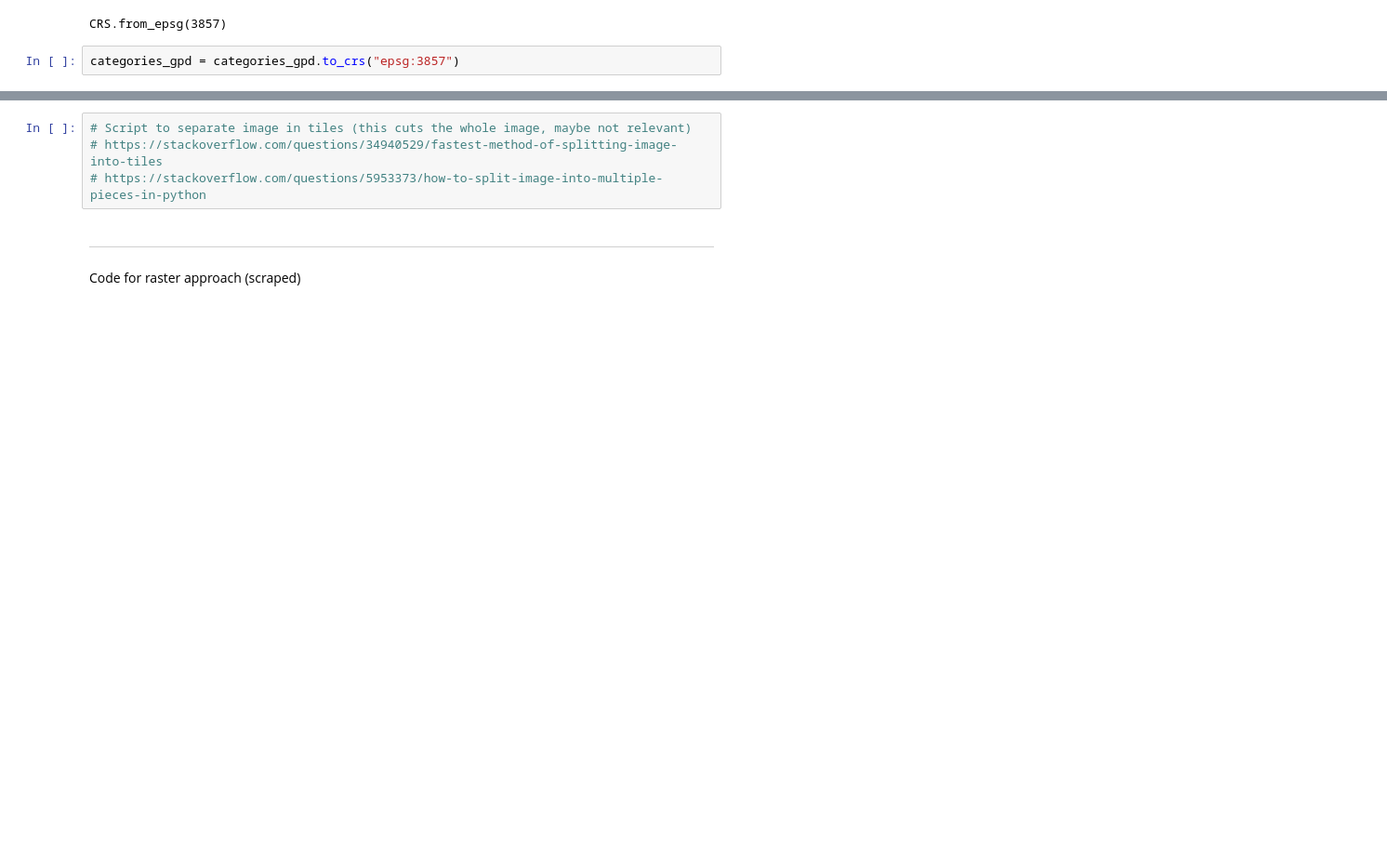
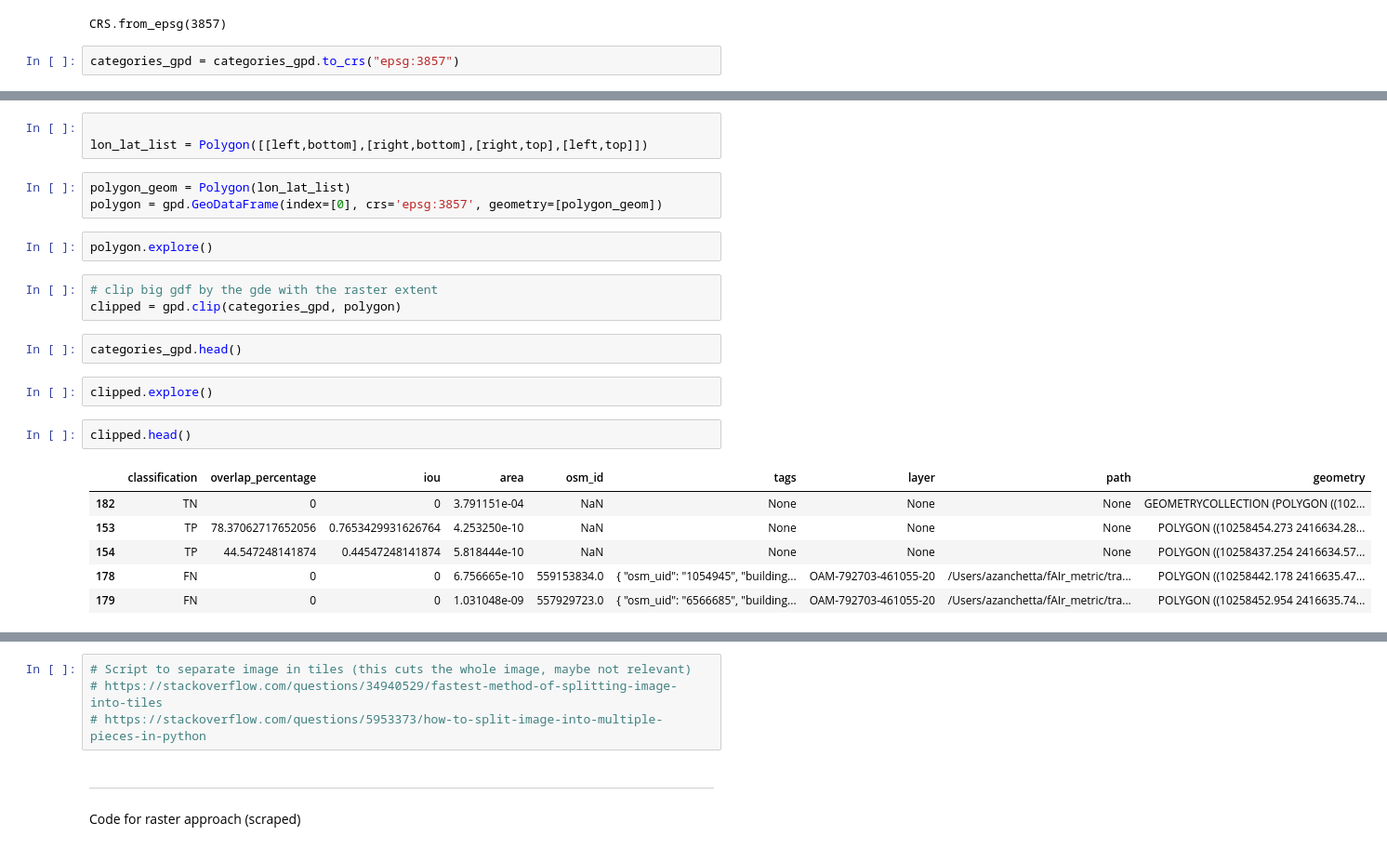
Before and after one commit to ciupava/maptcha_dev, a Jupyter notebook: notebooks/images_processing.ipynb, the cells around one changed output, grey strips where cells are left out. Shown at 93% size. Saved outputs shown, nothing was run; the diff lists cells and outputs as text; blank space fills up the shorter version.

```diff
--- a/notebooks/images_processing.ipynb
+++ b/notebooks/images_processing.ipynb
@@ -189,0 +170,24 @@ categories_gpd.plot(ax=ax, facecolor='none', edgecolor='red')
+# %%
+
+lon_lat_list = Polygon([[left,bottom],[right,bottom],[right,top],[left,top]])
+# %%
+polygon_geom = Polygon(lon_lat_list)
+polygon = gpd.GeoDataFrame(index=[0], crs='epsg:3857', geometry=[polygon_geom])
+# %%
+polygon.explore()
+# %%
+# clip big gdf by the gde with the raster extent
+clipped = gpd.clip(categories_gpd, polygon)
+# %%
+categories_gpd.head()
+# %%
+clipped.explore()
+# %%
+clipped.head()
+# %% [output]
+|  | classification | overlap_percentage | iou | area | osm_id | tags | layer | path | geometry |
+| 182 | TN | 0 | 0 | 3.791151e-04 | NaN | None | None | None | GEOMETRYCOLLECTION (POLYGON ((102... |
+| 153 | TP | 78.37062717652056 | 0.7653429931626764 | 4.253250e-10 | NaN | None | None | None | POLYGON ((10258454.273 2416634.28... |
+| 154 | TP | 44.547248141874 | 0.44547248141874 | 5.818444e-10 | NaN | None | None | None | POLYGON ((10258437.254 2416634.57... |
+| 178 | FN | 0 | 0 | 6.756665e-10 | 559153834.0 | { "osm_uid": "1054945", "building... | OAM-792703-461055-20 | /Users/azanchetta/fAIr_metric/tra... | POLYGON ((10258442.178 2416635.47... |
+| 179 | FN | 0 | 0 | 1.031048e-09 | 557929723.0 | { "osm_uid": "6566685", "building... | OAM-792703-461055-20 | /Users/azanchetta/fAIr_metric/tra... | POLYGON ((10258452.954 2416635.74... |
```
Also changed, not shown: parts of 12 cells of this notebook.
